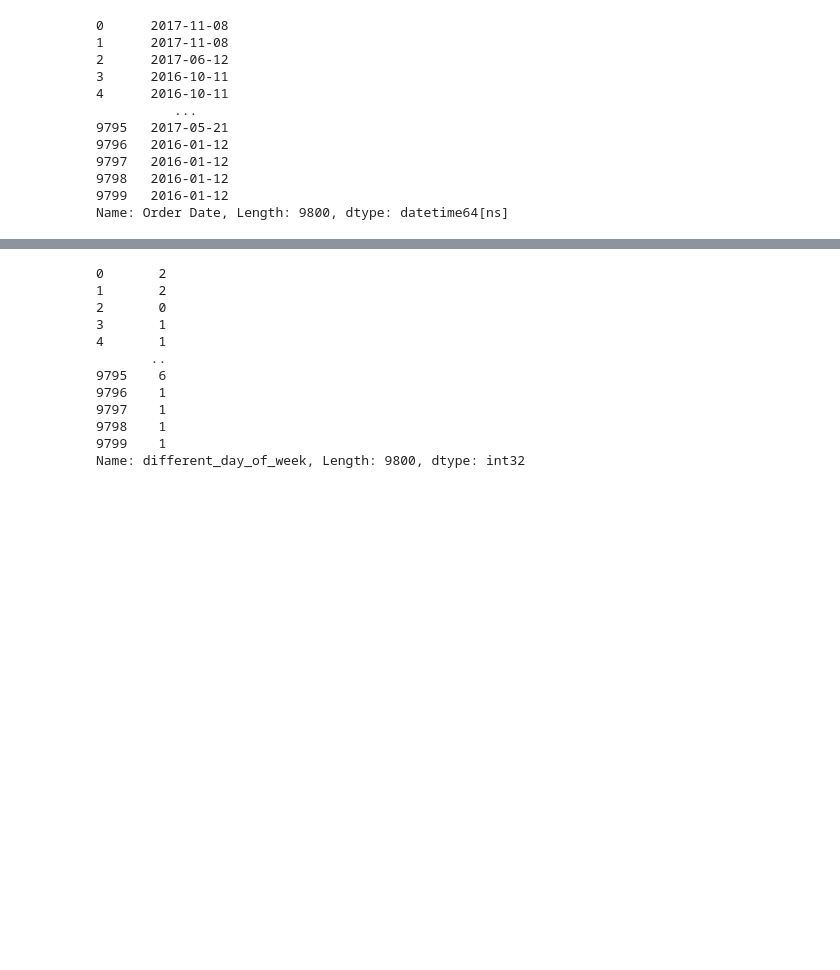
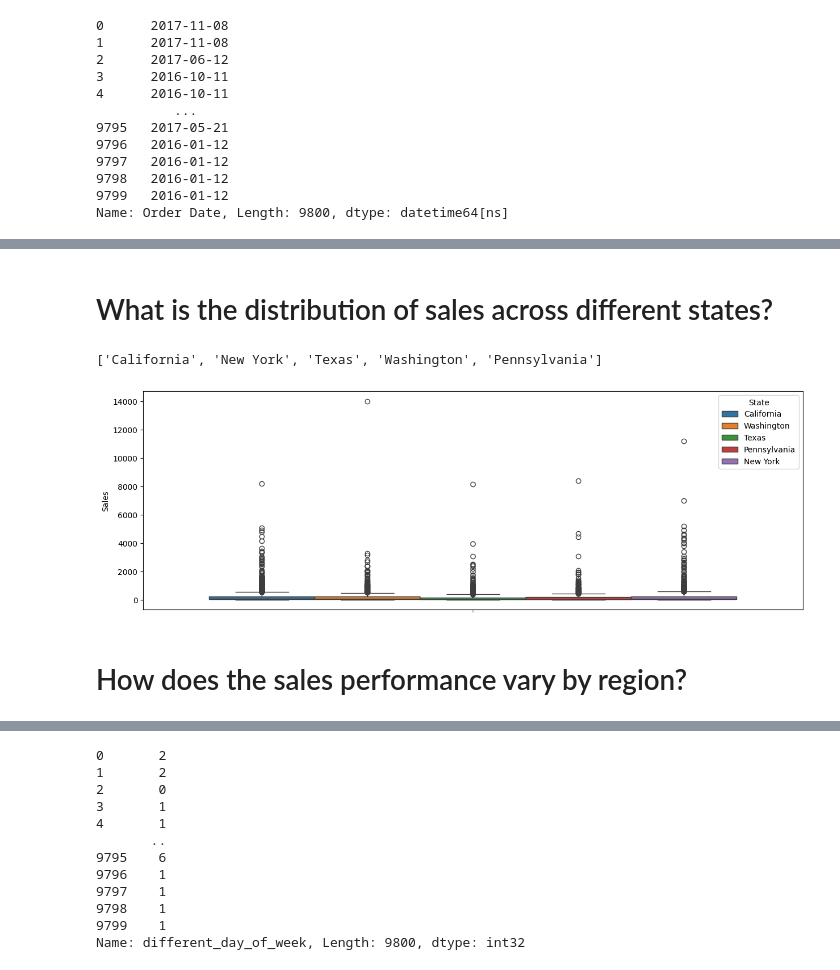
Before and after one commit to PODDA2N/Supermarket-Data-EDA, a Jupyter notebook: Supermarket EDA.ipynb, the cells around one changed output, grey strips where cells are left out. Drawn from its saved outputs; the diff is of its cells as text; code cells hidden in the pictures; blank space fills up the shorter version.

```diff
--- a/Supermarket EDA.ipynb
+++ b/Supermarket EDA.ipynb
@@ -40,0 +188,15 @@ Name: Order Date, Length: 9800, dtype: datetime64[ns]
+# %% [markdown]
+# What is the distribution of sales across different states?
+# %%
+top_5_state = data.groupby("State")["Sales"].sum().reset_index().sort_values("Sales",ascending = False).head()["State"].tolist()
+top_5_state
+# %% [output]
+['California', 'New York', 'Texas', 'Washington', 'Pennsylvania']
+# %%
+plt.figure(figsize = (15,5))
+sns.boxplot(data = data.loc[data["State"].isin(top_5_state)], y = "Sales", hue = "State")
+plt.show()
+# %% [output]
+[figure, added]
+# %% [markdown]
+# How does the sales performance vary by region?
```
Also changed, not shown: parts of 58 cells of this notebook.
